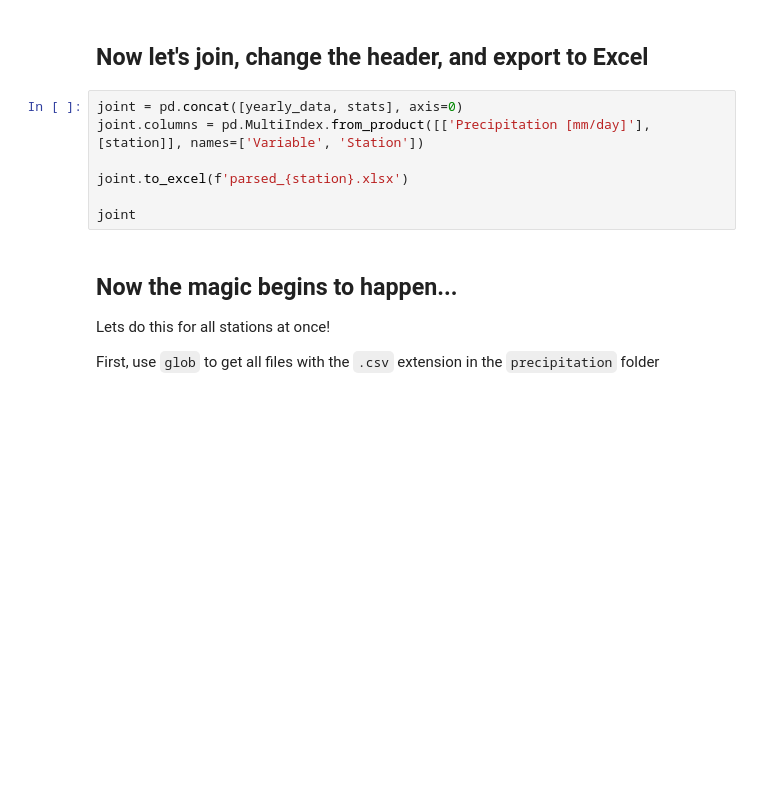
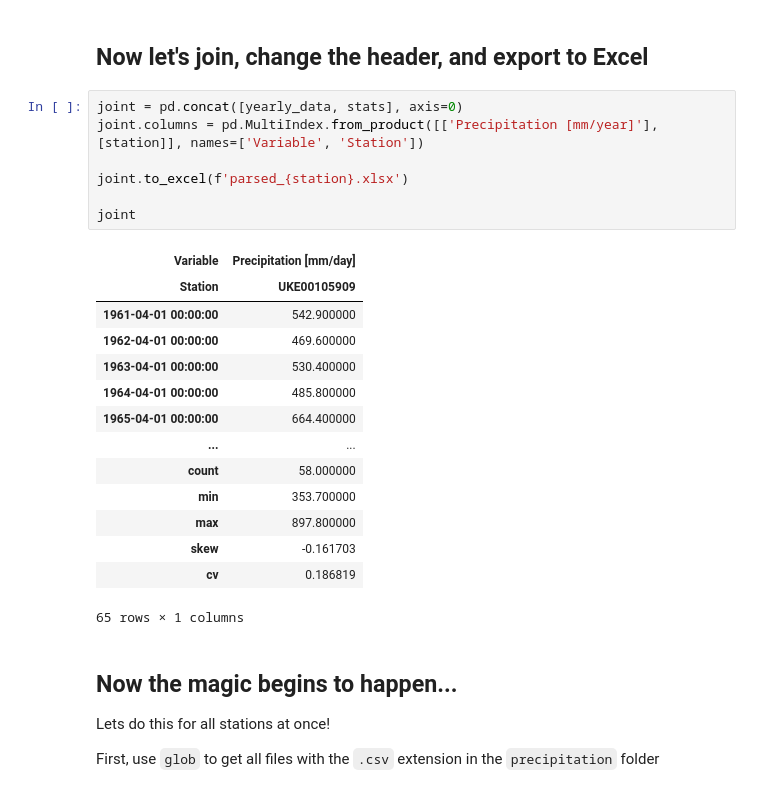
Before and after one commit to JosePedroMatos/SHU_hydrology, a Jupyter notebook: Working with precipitation.ipynb, the cells around one changed output. Saved outputs shown, nothing was run; the diff lists cells and outputs as text; blank space fills up the shorter version.

```diff
--- a/Working with precipitation.ipynb
+++ b/Working with precipitation.ipynb
@@ -110,11 +184,26 @@ stats
 ## Now let's join, change the header, and export to Excel
 # %%
 joint = pd.concat([yearly_data, stats], axis=0)
-joint.columns = pd.MultiIndex.from_product([['Precipitation [mm/day]'], [station]], names=['Variable', 'Station'])
+joint.columns = pd.MultiIndex.from_product([['Precipitation [mm/year]'], [station]], names=['Variable', 'Station'])
 
 joint.to_excel(f'parsed_{station}.xlsx')
 
 joint
+# %% [output]
+| Variable | Precipitation [mm/day] |
+| Station | UKE00105909 |
+| 1961-04-01 00:00:00 | 542.900000 |
+| 1962-04-01 00:00:00 | 469.600000 |
+| 1963-04-01 00:00:00 | 530.400000 |
+| 1964-04-01 00:00:00 | 485.800000 |
+| 1965-04-01 00:00:00 | 664.400000 |
+| ... | ... |
+| count | 58.000000 |
+| min | 353.700000 |
+| max | 897.800000 |
+| skew | -0.161703 |
+| cv | 0.186819 |
+65 rows × 1 columns
 # %% [markdown]
 ## Now the magic begins to happen...
 Lets do this for all stations at once!
```
Also changed, not shown: parts of 8 cells of this notebook.
